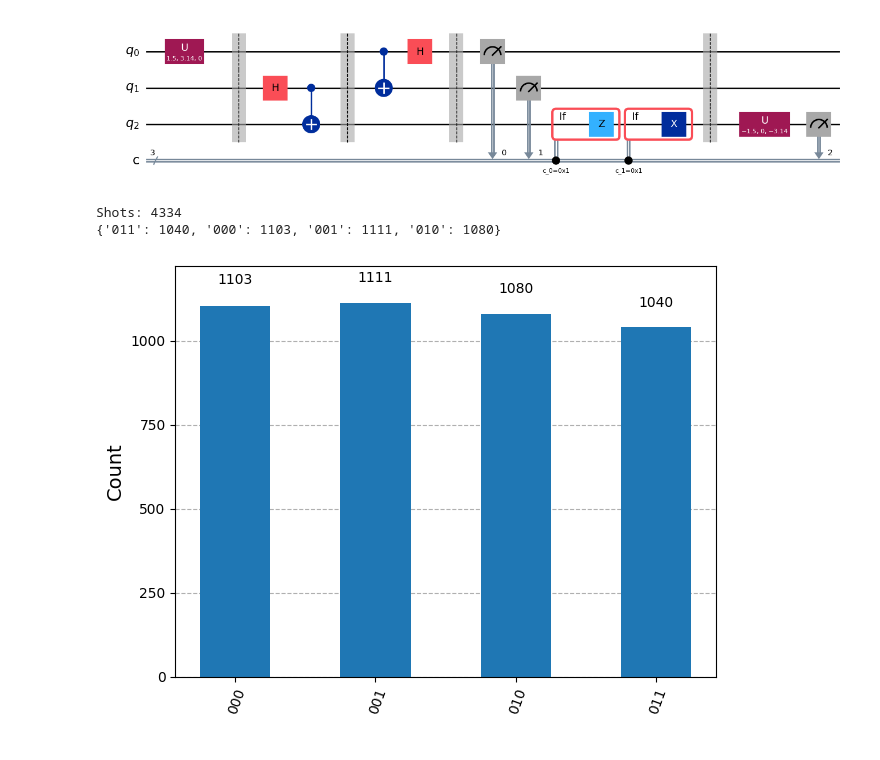
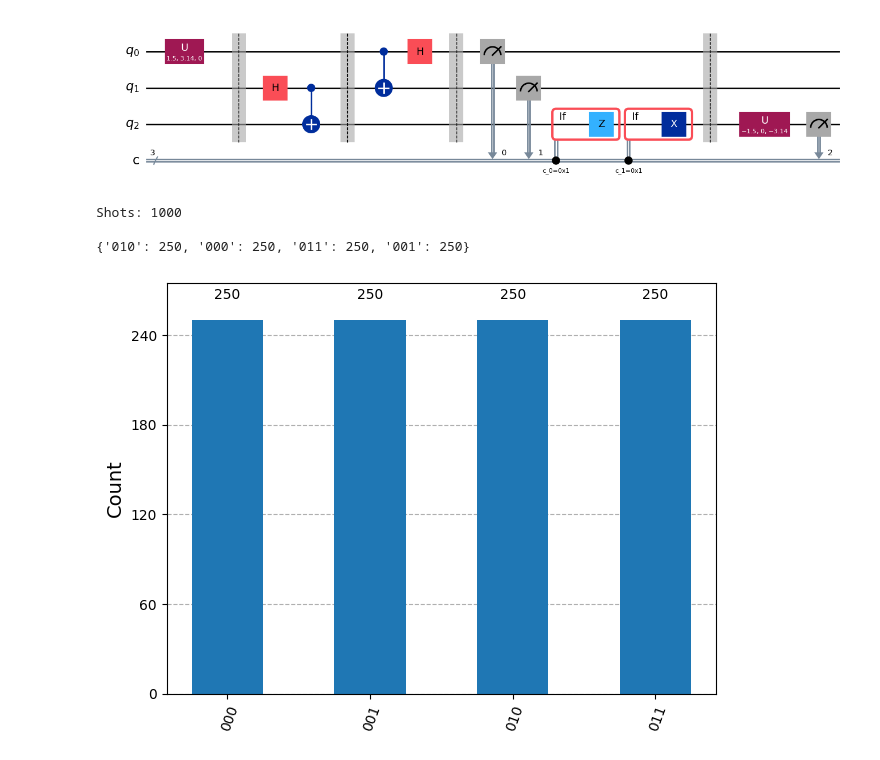
Before and after one commit to R-20cF/QTC, a Jupyter notebook: t_circuit.ipynb, the cells around one changed output. Cells and saved outputs as stored; diff of their text form; code cells hidden in the pictures.

Commit message:
some changes in setting number of shots

```diff
--- a/t_circuit.ipynb
+++ b/t_circuit.ipynb
@@ -87,33 +87,36 @@ qc.draw(output="mpl")
 # %%
 import numpy as np
 from qiskit_aer import AerSimulator
 from qiskit.transpiler.preset_passmanagers import generate_preset_pass_manager
 from qiskit_ibm_runtime import Sampler
 from qiskit.visualization import plot_histogram
 from random import randint
 
-nshots = randint(500, 10000)
+# Take user input for number of shots
+# nshots = int(input("Enter number of shots (1000-10000): "))
+nshots = np.arange(1000, 11000, 1000)[randint(0, 9)]
 
 # Backend selection
 backend = AerSimulator()
 
 # Transpilation
 pass_manager = generate_preset_pass_manager(backend=backend, optimization_level=1)
 isa_qc = pass_manager.run(qc)
 
 # Execution
 sampler = Sampler(mode=backend)
 job = sampler.run([isa_qc], shots=nshots)
 result = job.result()
 
 # Count extraction
 counts = result[0].data.c.get_counts()
-print(f"Shots: {nshots}")
+print(f"\nShots: {nshots}\n")
 print(counts)
 
 # Plotting count histogram
 plot_histogram(counts)
 # %% [output]
-Shots: 4334
-{'011': 1040, '000': 1103, '001': 1111, '010': 1080}
+Shots: 1000
+
+{'010': 250, '000': 250, '011': 250, '001': 250}
-[figure, old version]
+[figure, new version]
```
Also changed, not shown: 1 other file.
